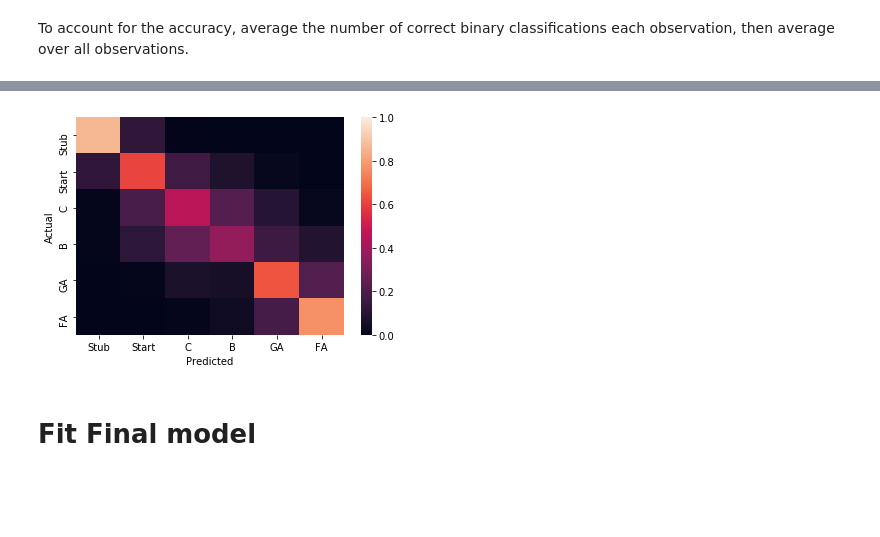
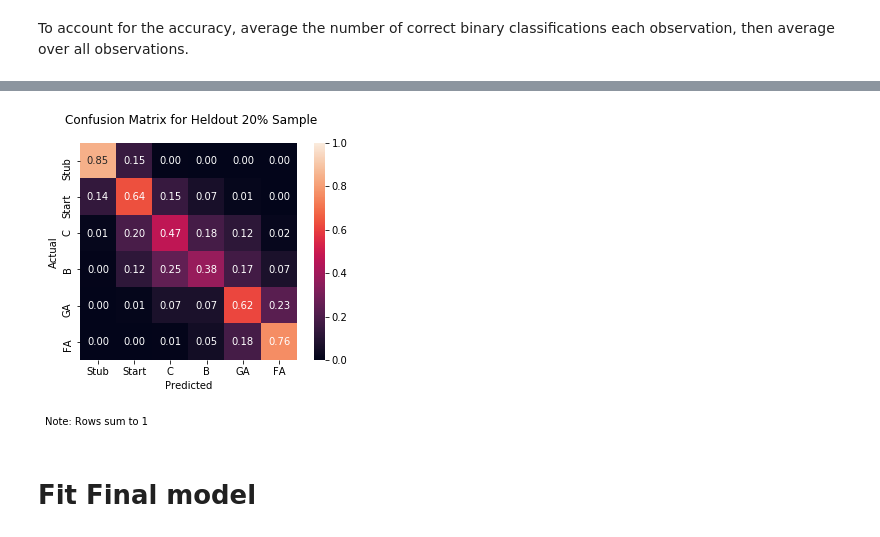
Before and after one commit to jrnold/wikidit, a Jupyter notebook: notebooks/quality_predictions.ipynb, the cells around one changed output, grey strips where cells are left out. Saved outputs shown, nothing was run; the diff lists cells and outputs as text; code cells hidden in the pictures; blank space fills up the shorter version.

```diff
--- a/notebooks/quality_predictions.ipynb
+++ b/notebooks/quality_predictions.ipynb
@@ -126,13 +210,15 @@ confusion['p_actual'] = confusion['n'] / actual_totals
 # %%
 confusion_table = confusion.pivot(index='actual', columns='pred', values='p_actual').fillna(0)
 # %%
-sns.heatmap(confusion_table, vmin=0, vmax=1)
+sns.heatmap(confusion_table, vmin=0, vmax=1, square=True, annot=True, fmt="0.2f")
+plt.suptitle("Confusion Matrix for Heldout 20% Sample")
 plt.ylabel('Actual')
 plt.xlabel('Predicted')
+plt.figtext(0.4, -0.1, 'Note: Rows sum to 1', wrap=True, horizontalalignment='right')
 plt.savefig('confusion-matrix.png')
 plt.show()
 # %% [output]
-[figure, old version]
+[figure, new version]
 # %% [markdown]
 # Fit Final model
 # %%
```
Also changed, not shown: parts of 17 cells of this notebook, 8 other files.
